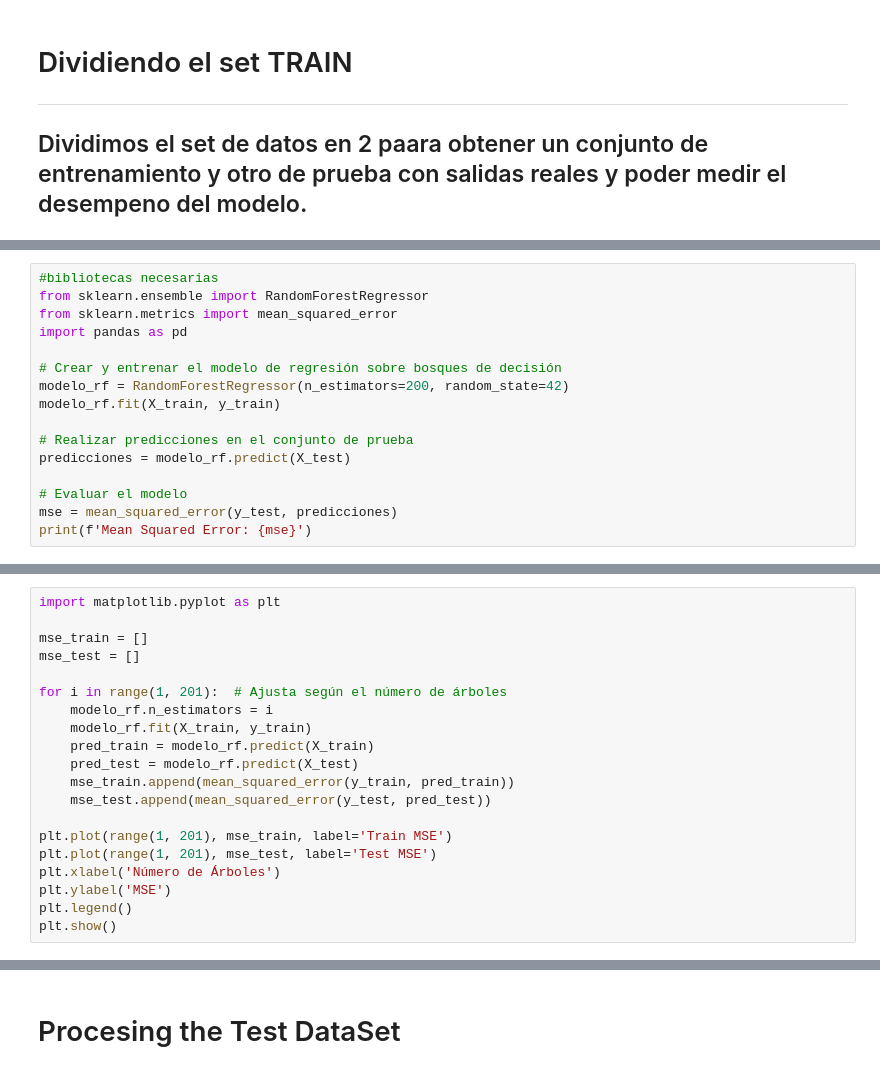
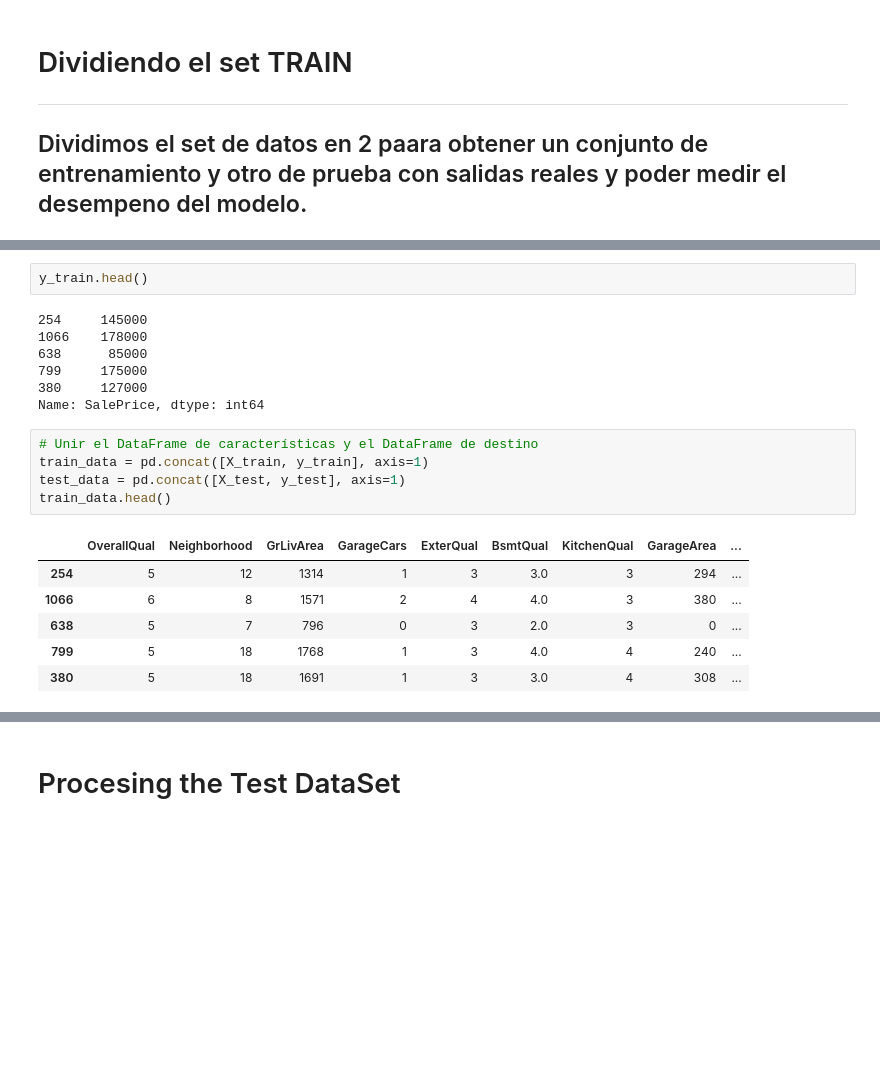
Before and after one commit to SantiagoRPinedo/HousePricesCompetition, a Jupyter notebook: house-prices-eda.ipynb, the cells around one changed output, grey strips where cells are left out. Drawn from its saved outputs; the diff is of its cells as text; blank space fills up the shorter version.

```diff
--- a/house-prices-eda.ipynb
+++ b/house-prices-eda.ipynb
@@ -409,19 +409,3 @@ X_test.head()
 | 413 | 5 | 17 | 1028 | 2 | 3 | 3.0 | 3 | 360 | ... |
 | 522 | 6 | 3 | 1664 | 2 | 3 | 3.0 | 3 | 420 | ... |
 | 1036 | 9 | 23 | 1620 | 3 | 4 | 5.0 | 5 | 912 | ... |
-# %%
-#bibliotecas necesarias
-from sklearn.ensemble import RandomForestRegressor
-from sklearn.metrics import mean_squared_error
-import pandas as pd
-
-# Crear y entrenar el modelo de regresión sobre bosques de decisión
-modelo_rf = RandomForestRegressor(n_estimators=200, random_state=42)
-modelo_rf.fit(X_train, y_train)
-
-# Realizar predicciones en el conjunto de prueba
-predicciones = modelo_rf.predict(X_test)
-
-# Evaluar el modelo
-mse = mean_squared_error(y_test, predicciones)
-print(f'Mean Squared Error: {mse}')
@@ -430,20 +411,0 @@ Mean Squared Error: 775444410.7331041
-# %%
-import matplotlib.pyplot as plt
-
-mse_train = []
-mse_test = []
-
-for i in range(1, 201):  # Ajusta según el número de árboles
-    modelo_rf.n_estimators = i
-    modelo_rf.fit(X_train, y_train)
-    pred_train = modelo_rf.predict(X_train)
-    pred_test = modelo_rf.predict(X_test)
-    mse_train.append(mean_squared_error(y_train, pred_train))
-    mse_test.append(mean_squared_error(y_test, pred_test))
-
-plt.plot(range(1, 201), mse_train, label='Train MSE')
-plt.plot(range(1, 201), mse_test, label='Test MSE')
-plt.xlabel('Número de Árboles')
-plt.ylabel('MSE')
-plt.legend()
-plt.show()
@@ -451,0 +412,21 @@ plt.show()
+# %%
+y_train.head()
+# %% [output]
+254     145000
+1066    178000
+638      85000
+799     175000
+380     127000
+Name: SalePrice, dtype: int64
+# %%
+# Unir el DataFrame de características y el DataFrame de destino
+train_data = pd.concat([X_train, y_train], axis=1)
+test_data = pd.concat([X_test, y_test], axis=1)
+train_data.head()
+# %% [output]
+|  | OverallQual | Neighborhood | GrLivArea | GarageCars | ExterQual | BsmtQual | KitchenQual | GarageArea | ... |
+| 254 | 5 | 12 | 1314 | 1 | 3 | 3.0 | 3 | 294 | ... |
+| 1066 | 6 | 8 | 1571 | 2 | 4 | 4.0 | 3 | 380 | ... |
+| 638 | 5 | 7 | 796 | 0 | 3 | 2.0 | 3 | 0 | ... |
+| 799 | 5 | 18 | 1768 | 1 | 3 | 4.0 | 4 | 240 | ... |
+| 380 | 5 | 18 | 1691 | 1 | 3 | 3.0 | 4 | 308 | ... |
```
Also changed, not shown: parts of 22 cells of this notebook.
